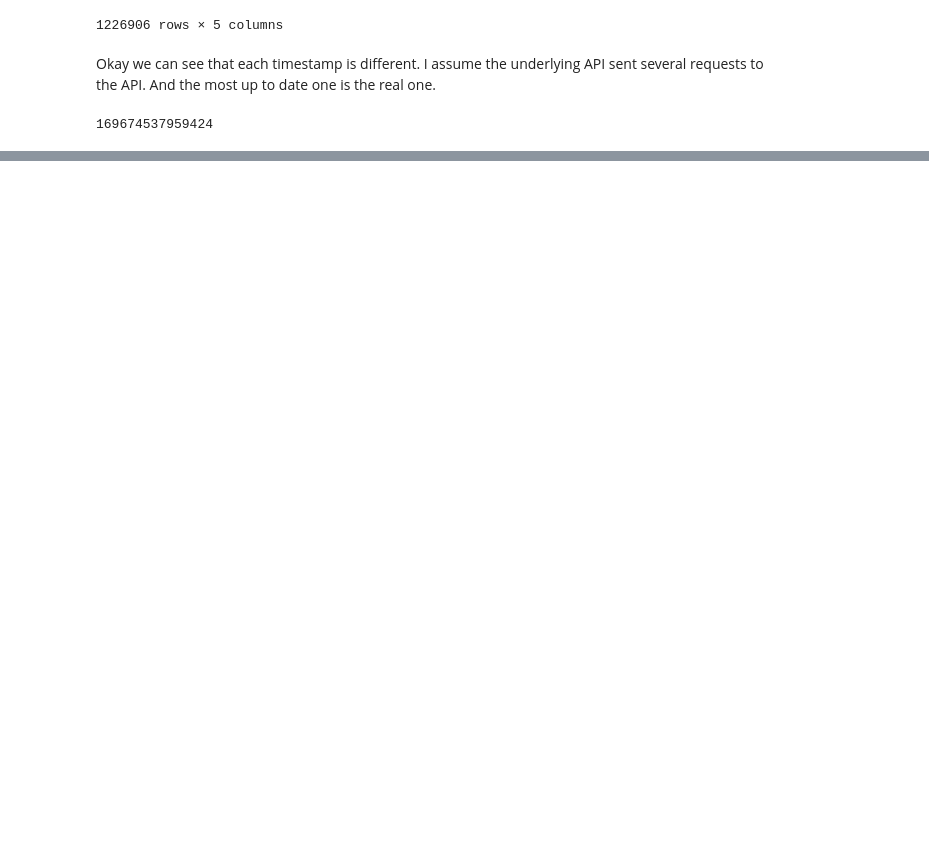
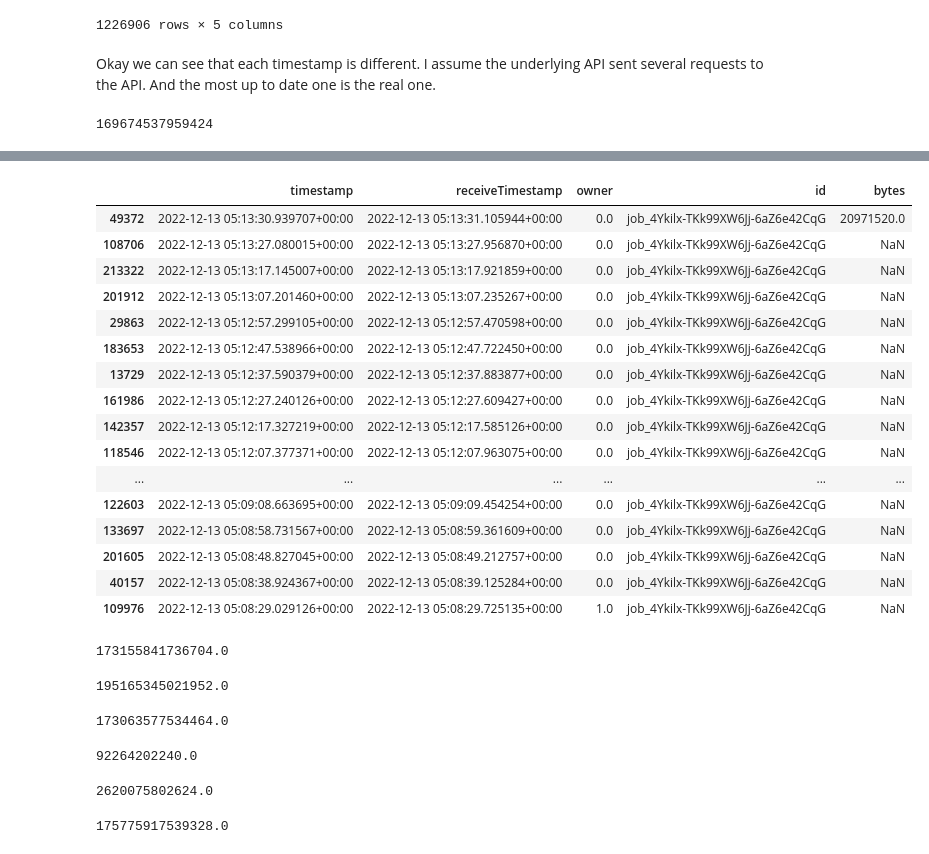
Before and after one commit to alexgirardet/Analyzing_Rightmove, a Jupyter notebook: BigQuery_bquxjob_2f0a5ad2_185391a10d1.ipynb, the cells around one changed output, grey strips where cells are left out. Saved outputs shown, nothing was run; the diff lists cells and outputs as text; code cells hidden in the pictures; blank space fills up the shorter version.

```diff
--- a/BigQuery_bquxjob_2f0a5ad2_185391a10d1.ipynb
+++ b/BigQuery_bquxjob_2f0a5ad2_185391a10d1.ipynb
@@ -445,0 +471,8 @@ project_timestamp_results.sort_values(by='receiveTimestamp', ascending=False).dr
+# %%
+cleaned_project_results['owner'] = cleaned_project_results[['jobGetQueryResultsResponse_jobId', 'jobQueryResponse_jobId', 'jobInsertResponse_jobId']].apply(handle_ids , axis=1)
+# %%
+cleaned_project_results['id'] = cleaned_project_results[['jobGetQueryResultsResponse_jobId', 'jobQueryResponse_jobId', 'jobInsertResponse_jobId']].apply(return_ids , axis=1)
+# %%
+cleaned_project_results['bytes'] = cleaned_project_results[['jobGetQueryResultsResponse_totalBilledBytes', 'jobQueryResponse_totalBilledBytes', 'jobInsertResponse_totalBilledBytes']].apply(return_bytes , axis=1)
+# %%
+cut_table = cleaned_project_results[['timestamp','receiveTimestamp','owner', 'id', 'bytes']]
@@ -445,0 +494,20 @@ project_timestamp_results.sort_values(by='receiveTimestamp', ascending=False).dr
+# %%
+cut_table[cut_table['id'] == 'job_4Ykilx-TKk99XW6Jj-6aZ6e42CqG'].sort_values(by='receiveTimestamp', ascending=False)
+# %% [output]
+|  | timestamp | receiveTimestamp | owner | id | bytes |
+| 49372 | 2022-12-13 05:13:30.939707+00:00 | 2022-12-13 05:13:31.105944+00:00 | 0.0 | job_4Ykilx-TKk99XW6Jj-6aZ6e42CqG | 20971520.0 |
+| 108706 | 2022-12-13 05:13:27.080015+00:00 | 2022-12-13 05:13:27.956870+00:00 | 0.0 | job_4Ykilx-TKk99XW6Jj-6aZ6e42CqG | NaN |
+| 213322 | 2022-12-13 05:13:17.145007+00:00 | 2022-12-13 05:13:17.921859+00:00 | 0.0 | job_4Ykilx-TKk99XW6Jj-6aZ6e42CqG | NaN |
+| 201912 | 2022-12-13 05:13:07.201460+00:00 | 2022-12-13 05:13:07.235267+00:00 | 0.0 | job_4Ykilx-TKk99XW6Jj-6aZ6e42CqG | NaN |
+| 29863 | 2022-12-13 05:12:57.299105+00:00 | 2022-12-13 05:12:57.470598+00:00 | 0.0 | job_4Ykilx-TKk99XW6Jj-6aZ6e42CqG | NaN |
+| 183653 | 2022-12-13 05:12:47.538966+00:00 | 2022-12-13 05:12:47.722450+00:00 | 0.0 | job_4Ykilx-TKk99XW6Jj-6aZ6e42CqG | NaN |
+| 13729 | 2022-12-13 05:12:37.590379+00:00 | 2022-12-13 05:12:37.883877+00:00 | 0.0 | job_4Ykilx-TKk99XW6Jj-6aZ6e42CqG | NaN |
+| 161986 | 2022-12-13 05:12:27.240126+00:00 | 2022-12-13 05:12:27.609427+00:00 | 0.0 | job_4Ykilx-TKk99XW6Jj-6aZ6e42CqG | NaN |
+| 142357 | 2022-12-13 05:12:17.327219+00:00 | 2022-12-13 05:12:17.585126+00:00 | 0.0 | job_4Ykilx-TKk99XW6Jj-6aZ6e42CqG | NaN |
+| 118546 | 2022-12-13 05:12:07.377371+00:00 | 2022-12-13 05:12:07.963075+00:00 | 0.0 | job_4Ykilx-TKk99XW6Jj-6aZ6e42CqG | NaN |
+| ... | ... | ... | ... | ... | ... |
+| 122603 | 2022-12-13 05:09:08.663695+00:00 | 2022-12-13 05:09:09.454254+00:00 | 0.0 | job_4Ykilx-TKk99XW6Jj-6aZ6e42CqG | NaN |
+| 133697 | 2022-12-13 05:08:58.731567+00:00 | 2022-12-13 05:08:59.361609+00:00 | 0.0 | job_4Ykilx-TKk99XW6Jj-6aZ6e42CqG | NaN |
+| 201605 | 2022-12-13 05:08:48.827045+00:00 | 2022-12-13 05:08:49.212757+00:00 | 0.0 | job_4Ykilx-TKk99XW6Jj-6aZ6e42CqG | NaN |
+| 40157 | 2022-12-13 05:08:38.924367+00:00 | 2022-12-13 05:08:39.125284+00:00 | 0.0 | job_4Ykilx-TKk99XW6Jj-6aZ6e42CqG | NaN |
+| 109976 | 2022-12-13 05:08:29.029126+00:00 | 2022-12-13 05:08:29.725135+00:00 | 1.0 | job_4Ykilx-TKk99XW6Jj-6aZ6e42CqG | NaN |
@@ -445,0 +516,8 @@ project_timestamp_results.sort_values(by='receiveTimestamp', ascending=False).dr
+# %%
+sorted_table.drop_duplicates(subset=['id', 'bytes'], keep='first').bytes.sum()
+# %% [output]
+173155841736704.0
+# %%
+sorted_table.bytes.sum()
+# %% [output]
+195165345021952.0
@@ -445,0 +528,16 @@ project_timestamp_results.sort_values(by='receiveTimestamp', ascending=False).dr
+# %%
+table_0.drop_duplicates(subset=['id', 'bytes'], keep='first').bytes.sum()
+# %% [output]
+173063577534464.0
+# %%
+table_1.bytes.sum()
+# %% [output]
+92264202240.0
+# %%
+table_2.bytes.sum()
+# %% [output]
+2620075802624.0
+# %%
+173063577534464.0 + 92264202240.0 + 2620075802624.0
+# %% [output]
+175775917539328.0
```
Also changed, not shown: parts of 14 cells of this notebook.
